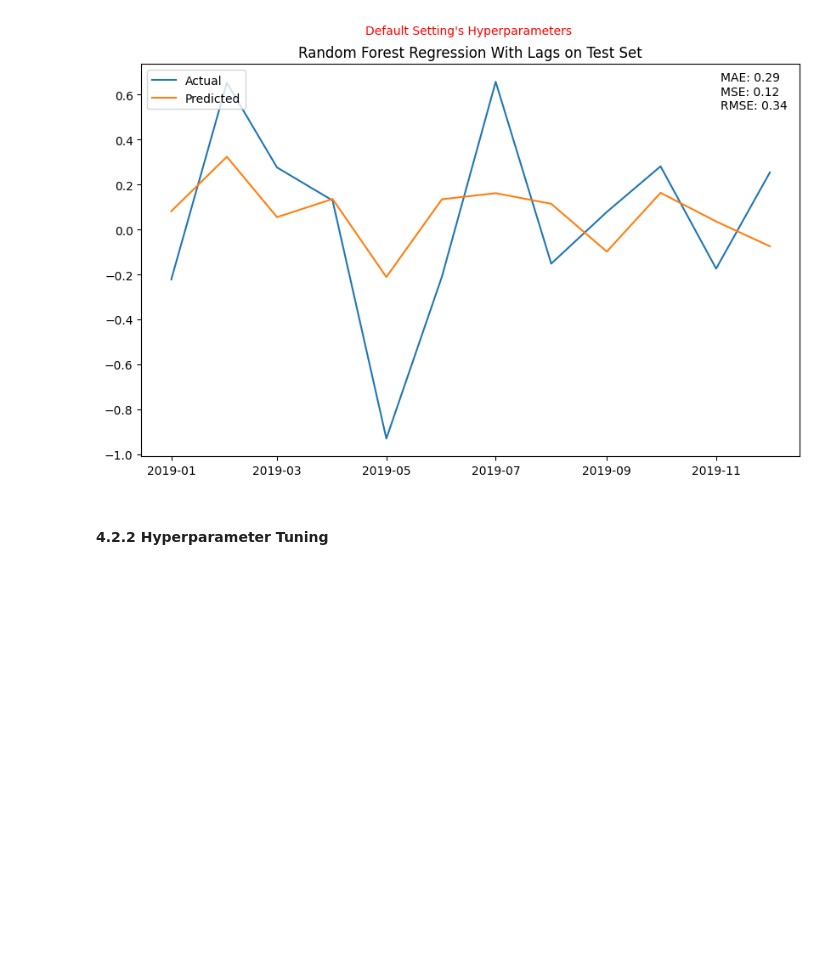
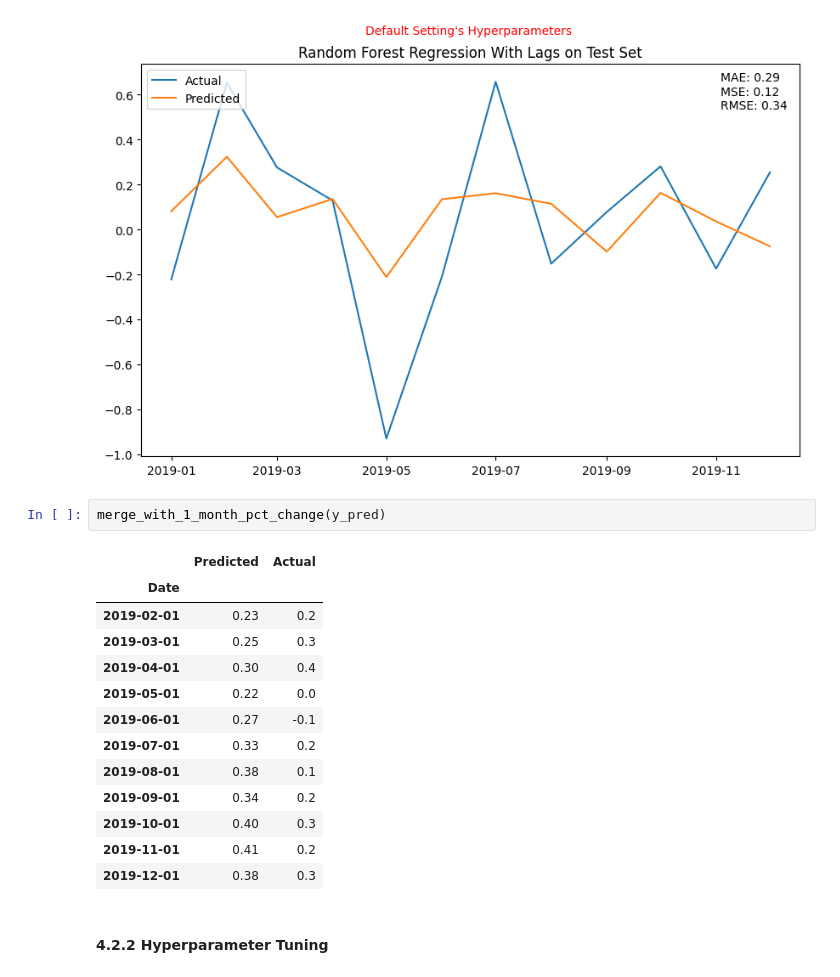
Before and after one commit to namtran6701/Inflation_Prediction, a Jupyter notebook: project_3.ipynb, the cells around one changed output. Drawn from its saved outputs; the diff is of its cells as text; blank space fills up the shorter version.

```diff
--- a/project_3.ipynb
+++ b/project_3.ipynb
@@ -1236,6 +1292,22 @@ mae = np.mean(np.abs(y_pred - y_test))
 plot_default_setting_predictions(y_test, y_pred, 'Random Forest Regression With Lags on Test Set')
 # %% [output]
 [figure]
+# %%
+merge_with_1_month_pct_change(y_pred)
+# %% [output]
+|  | Predicted | Actual |
+| Date |  |  |
+| 2019-02-01 | 0.23 | 0.2 |
+| 2019-03-01 | 0.25 | 0.3 |
+| 2019-04-01 | 0.30 | 0.4 |
+| 2019-05-01 | 0.22 | 0.0 |
+| 2019-06-01 | 0.27 | -0.1 |
+| 2019-07-01 | 0.33 | 0.2 |
+| 2019-08-01 | 0.38 | 0.1 |
+| 2019-09-01 | 0.34 | 0.2 |
+| 2019-10-01 | 0.40 | 0.3 |
+| 2019-11-01 | 0.41 | 0.2 |
+| 2019-12-01 | 0.38 | 0.3 |
 # %% [markdown]
 #### 4.2.2 Hyperparameter Tuning
 # %% [markdown]
```
Also changed, not shown: parts of 15 cells of this notebook.
